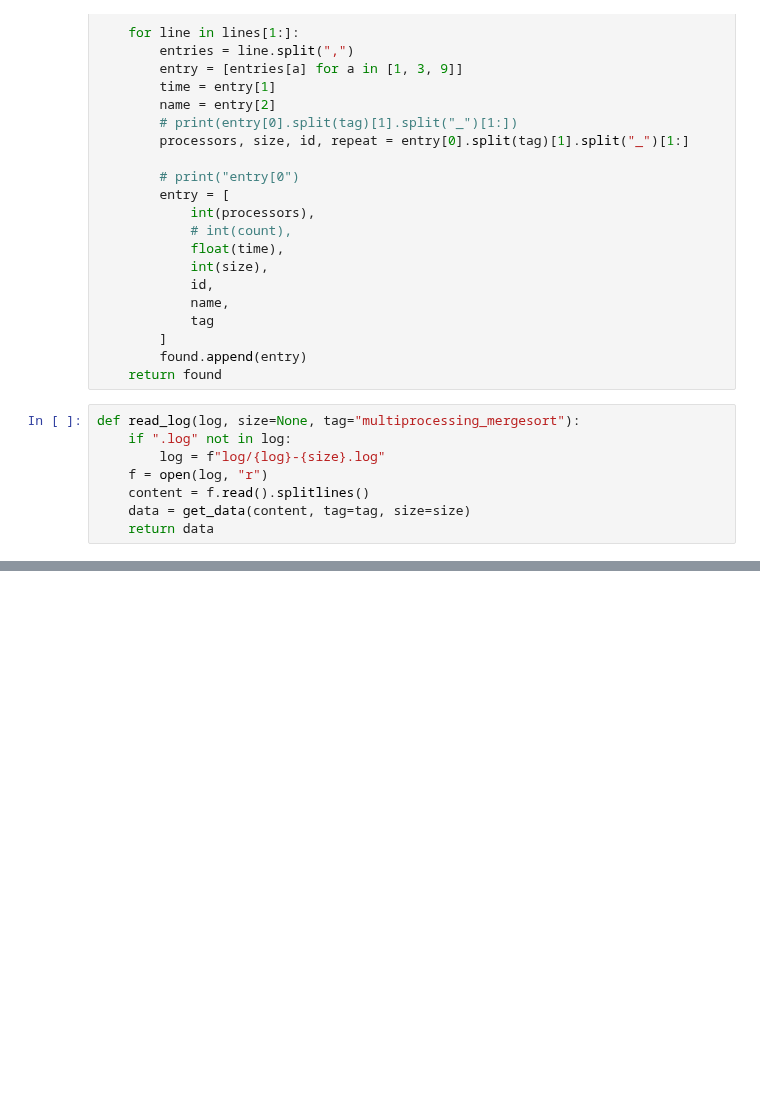
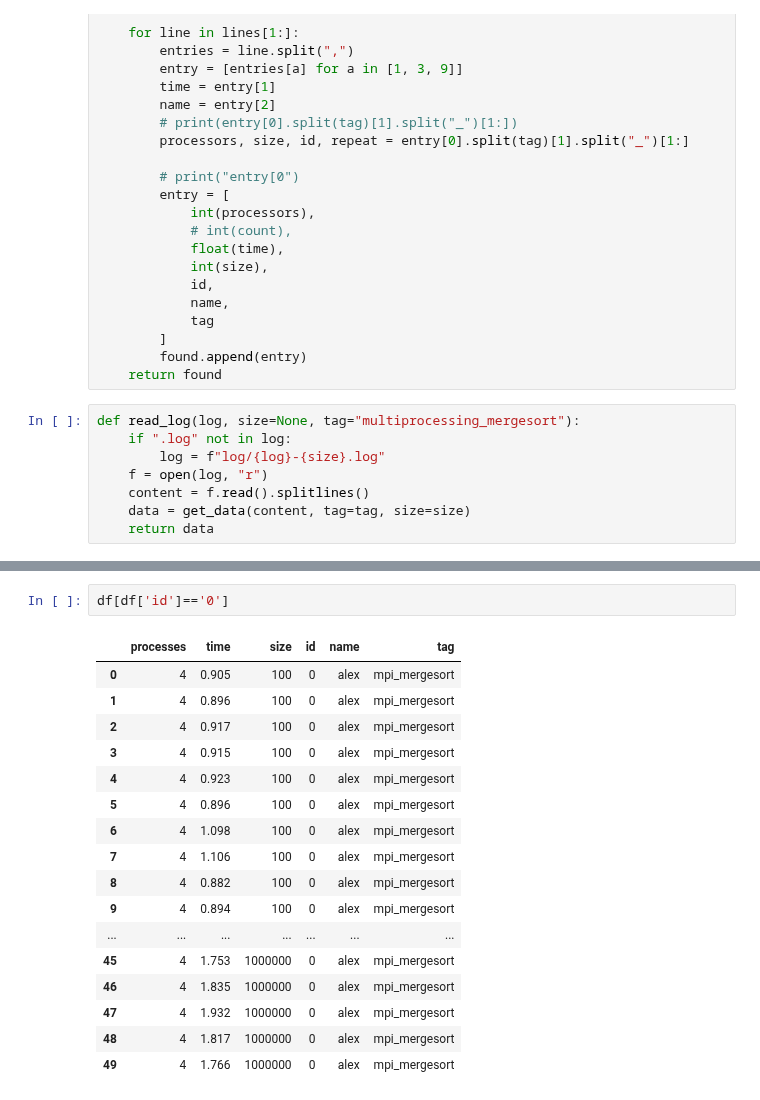
Before and after one commit to cloudmesh/cloudmesh-mpi, a Jupyter notebook: examples/sort/mpi.ipynb, the cells around one changed output, grey strips where cells are left out. Saved outputs shown, nothing was run; the diff lists cells and outputs as text; blank space fills up the shorter version.

```diff
--- a/examples/sort/mpi.ipynb
+++ b/examples/sort/mpi.ipynb
@@ -105,0 +105,20 @@ ValueError: cannot reindex on an axis with duplicate labels
+# %%
+df[df['id']=='0']
+# %% [output]
+|  | processes | time | size | id | name | tag |
+| 0 | 4 | 0.905 | 100 | 0 | alex | mpi_mergesort |
+| 1 | 4 | 0.896 | 100 | 0 | alex | mpi_mergesort |
+| 2 | 4 | 0.917 | 100 | 0 | alex | mpi_mergesort |
+| 3 | 4 | 0.915 | 100 | 0 | alex | mpi_mergesort |
+| 4 | 4 | 0.923 | 100 | 0 | alex | mpi_mergesort |
+| 5 | 4 | 0.896 | 100 | 0 | alex | mpi_mergesort |
+| 6 | 4 | 1.098 | 100 | 0 | alex | mpi_mergesort |
+| 7 | 4 | 1.106 | 100 | 0 | alex | mpi_mergesort |
+| 8 | 4 | 0.882 | 100 | 0 | alex | mpi_mergesort |
+| 9 | 4 | 0.894 | 100 | 0 | alex | mpi_mergesort |
+| ... | ... | ... | ... | ... | ... | ... |
+| 45 | 4 | 1.753 | 1000000 | 0 | alex | mpi_mergesort |
+| 46 | 4 | 1.835 | 1000000 | 0 | alex | mpi_mergesort |
+| 47 | 4 | 1.932 | 1000000 | 0 | alex | mpi_mergesort |
+| 48 | 4 | 1.817 | 1000000 | 0 | alex | mpi_mergesort |
+| 49 | 4 | 1.766 | 1000000 | 0 | alex | mpi_mergesort |
```
Also changed, not shown: parts of 2 cells of this notebook, 20 other files.
